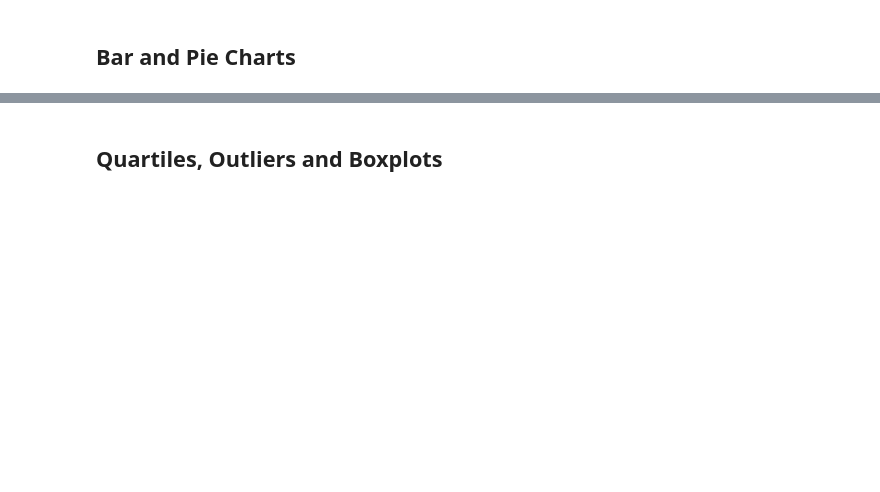
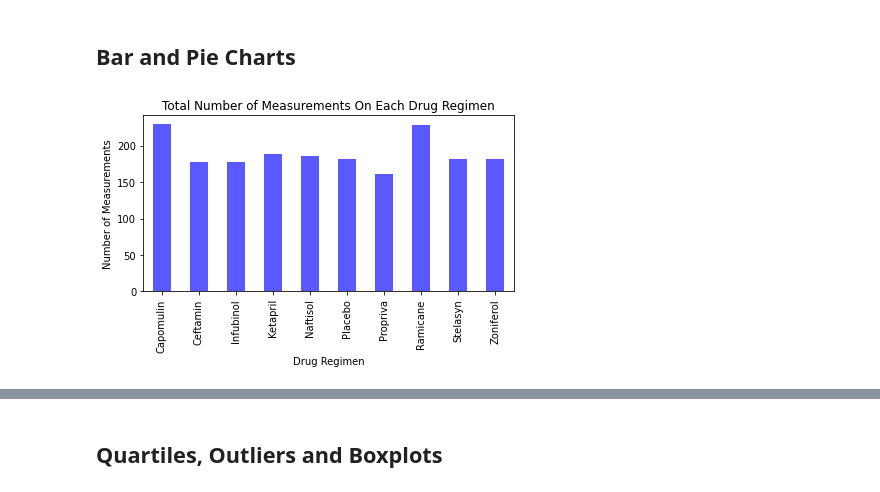
Before and after one commit to mchua004/matplotlib-challenge, a Jupyter notebook: pymaceuticals_starter.ipynb, the cells around one changed output, grey strips where cells are left out. Drawn from its saved outputs; the diff is of its cells as text; code cells hidden in the pictures; blank space fills up the shorter version.

```diff
--- a/pymaceuticals_starter.ipynb
+++ b/pymaceuticals_starter.ipynb
@@ -116,0 +162,17 @@ total_num_of_mice
+# %%
+# Generate a bar plot showing the total number of measurements taken on each drug regimen using pandas.
+drug_measurements_df = mouse_cancer_df[["Drug Regimen", "Mouse ID", "Tumor Volume (mm3)"]]
+drug_measurements_df = drug_measurements_df.groupby(["Drug Regimen"])
+drug_measurement_count = drug_measurements_df["Mouse ID"].count()
+
+drug_measurements = pd.DataFrame({"Meaurement Num": drug_measurement_count})
+
+measurement_bar_graph = drug_measurement_count.plot(kind='bar', title="Total Number of Measurements On Each Drug Regimen",
+                                                    color="blue", alpha=0.65)
+
+# Set the xlabel and ylabel using class methods
+measurement_bar_graph.set_xlabel("Drug Regimen")
+measurement_bar_graph.set_ylabel("Number of Measurements")
+plt.tight_layout()
+# %% [output]
+[figure, added]
```
Also changed, not shown: parts of 18 cells of this notebook.
